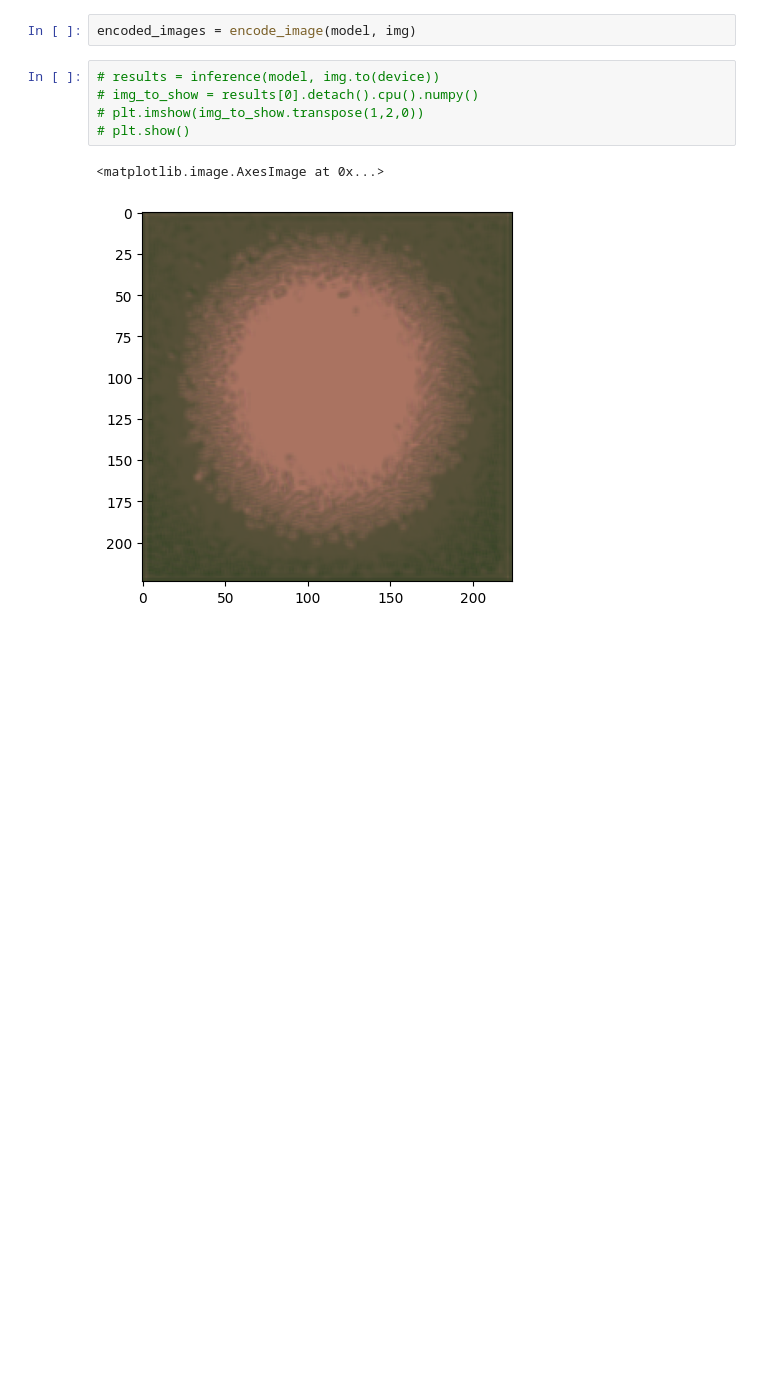
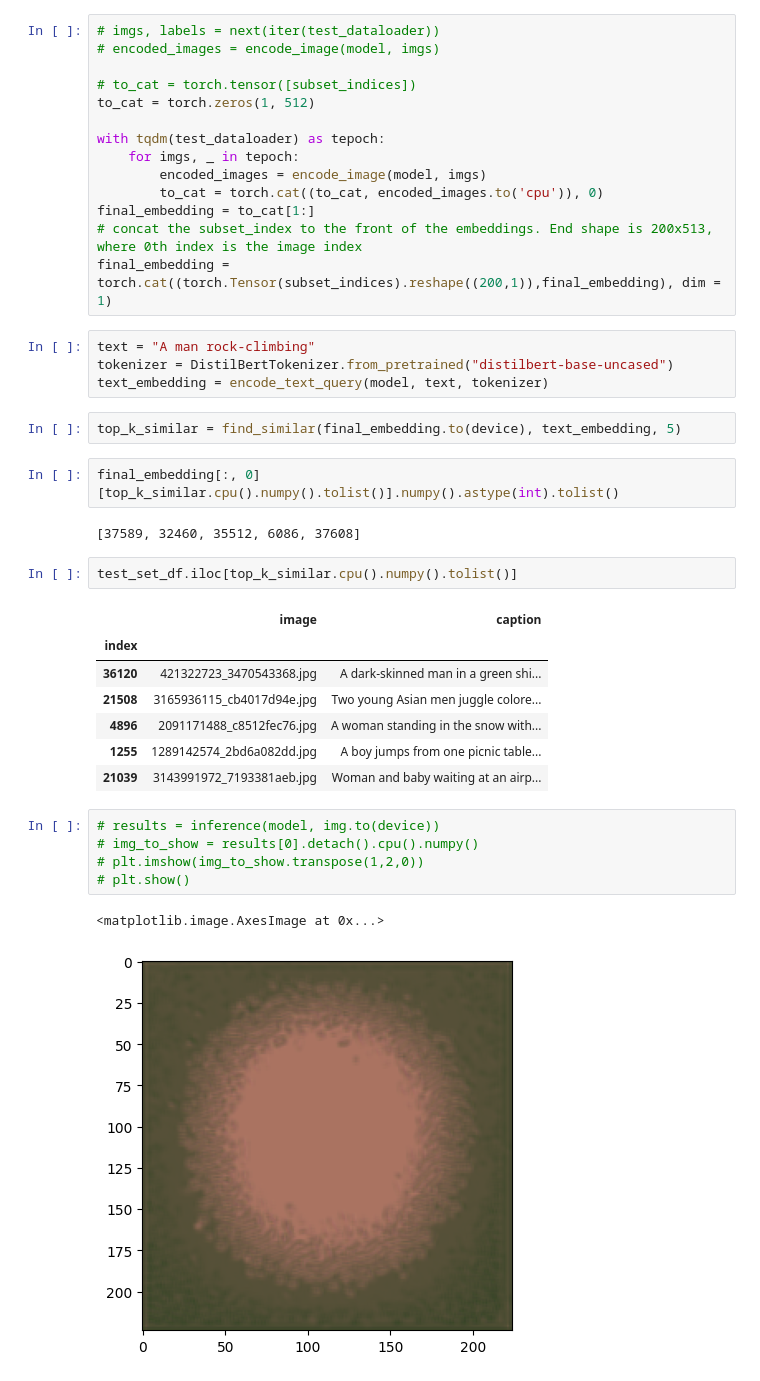
Before and after one commit to tappyness1/clip-implement, a Jupyter notebook: notebooks/model_out.ipynb, the cells around one changed output. Saved outputs shown, nothing was run; the diff lists cells and outputs as text; blank space fills up the shorter version.

```diff
--- a/notebooks/model_out.ipynb
+++ b/notebooks/model_out.ipynb
@@ -33,5 +44,37 @@ img, label = next(iter(test_dataloader))
-# %%
-encoded_images = encode_image(model, img)
+# %%
+# imgs, labels = next(iter(test_dataloader))
+# encoded_images = encode_image(model, imgs)
+
+# to_cat = torch.tensor([subset_indices])
+to_cat = torch.zeros(1, 512)
+
+with tqdm(test_dataloader) as tepoch:
+    for imgs, _ in tepoch:
+        encoded_images = encode_image(model, imgs)
+        to_cat = torch.cat((to_cat, encoded_images.to('cpu')), 0)
+final_embedding = to_cat[1:]
+# concat the subset_index to the front of the embeddings. End shape is 200x513, where 0th index is the image index
+final_embedding = torch.cat((torch.Tensor(subset_indices).reshape((200,1)),final_embedding), dim = 1)
+# %%
+text = "A man rock-climbing"
+tokenizer = DistilBertTokenizer.from_pretrained("distilbert-base-uncased")
+text_embedding = encode_text_query(model, text, tokenizer)
+# %%
+top_k_similar = find_similar(final_embedding.to(device), text_embedding, 5)
+# %%
+final_embedding[:, 0][top_k_similar.cpu().numpy().tolist()].numpy().astype(int).tolist()
+# %% [output]
+[37589, 32460, 35512, 6086, 37608]
+# %%
+test_set_df.iloc[top_k_similar.cpu().numpy().tolist()]
+# %% [output]
+|  | image | caption |
+| index |  |  |
+| 36120 | 421322723_3470543368.jpg | A dark-skinned man in a green shi... |
+| 21508 | 3165936115_cb4017d94e.jpg | Two young Asian men juggle colore... |
+| 4896 | 2091171488_c8512fec76.jpg | A woman standing in the snow with... |
+| 1255 | 1289142574_2bd6a082dd.jpg | A boy jumps from one picnic table... |
+| 21039 | 3143991972_7193381aeb.jpg | Woman and baby waiting at an airp... |
 # %%
 # results = inference(model, img.to(device))
 # img_to_show = results[0].detach().cpu().numpy()
```
Also changed, not shown: parts of 6 cells of this notebook, 1 other file.
